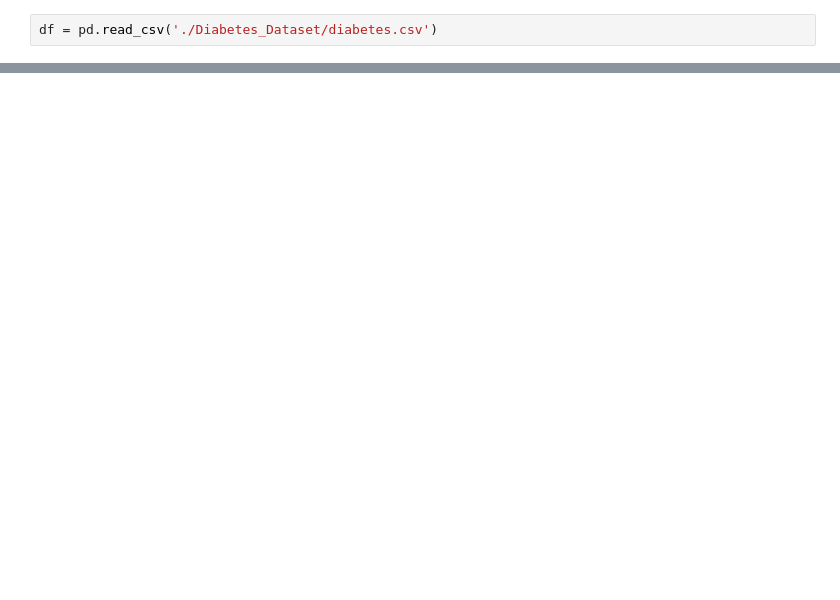
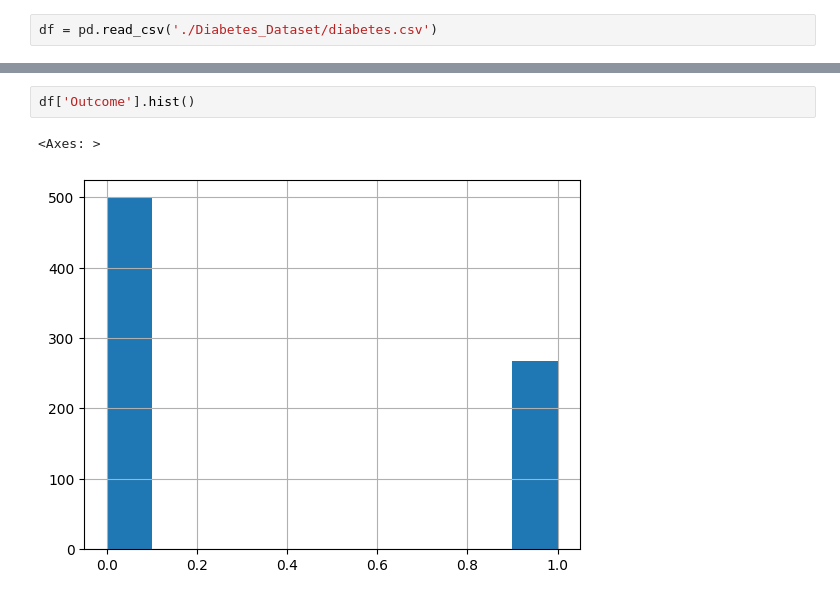
Before and after one commit to Kendo-Shin/Diabetes_Patients, a Jupyter notebook: Diabetes_Notebook.ipynb, the cells around one changed output, grey strips where cells are left out. Saved outputs shown, nothing was run; the diff lists cells and outputs as text; blank space fills up the shorter version.

```diff
--- a/Diabetes_Notebook.ipynb
+++ b/Diabetes_Notebook.ipynb
@@ -39,0 +90,5 @@ df.describe()
+# %%
+df['Outcome'].hist()
+# %% [output]
+<Axes: >
+[figure, added]
```
Also changed, not shown: parts of 27 cells of this notebook.
